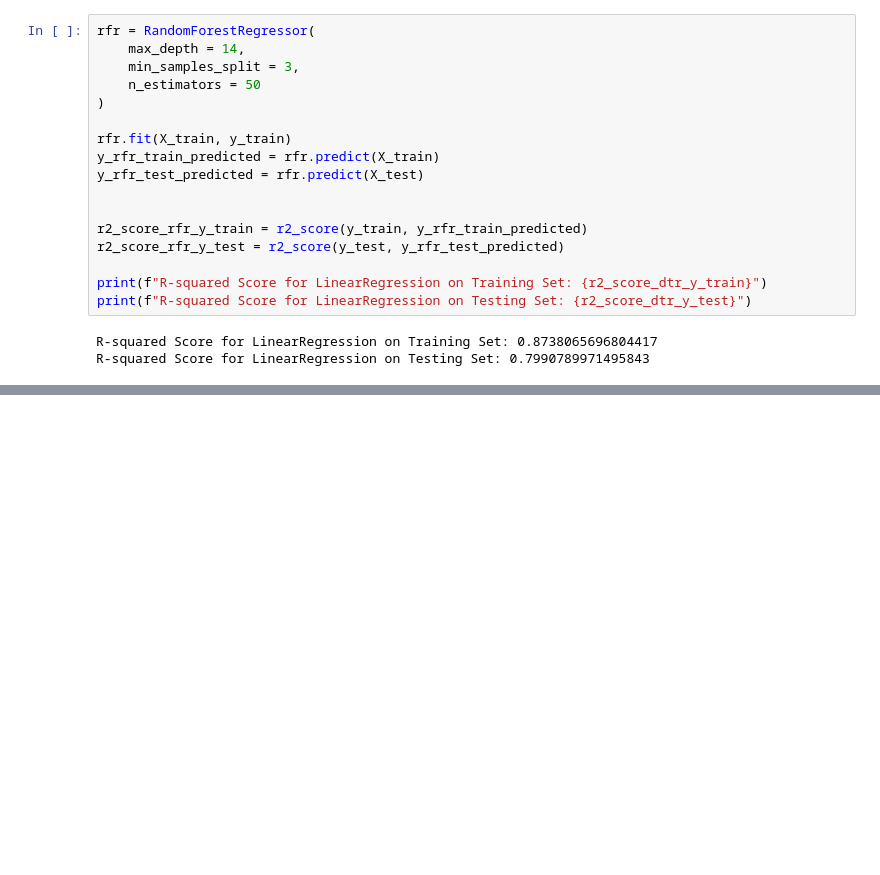
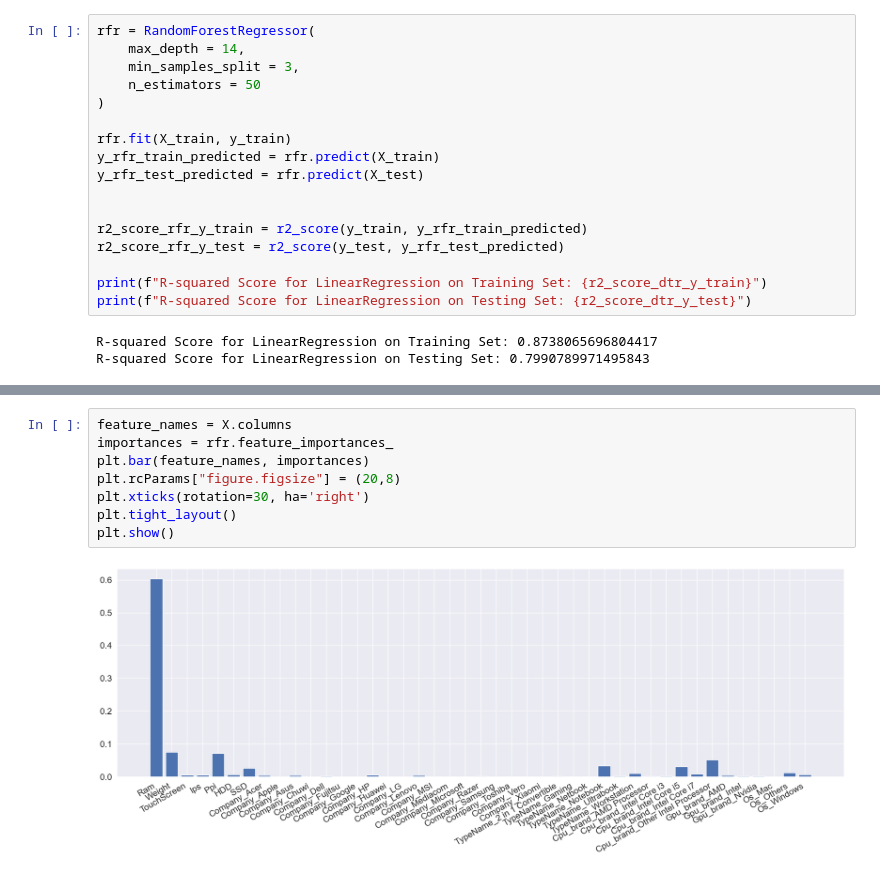
Before and after one commit to Wendy1907/Computer_Price_Prediction, a Jupyter notebook: Computer Price Prediction.ipynb, the cells around one changed output, grey strips where cells are left out. Drawn from its saved outputs; the diff is of its cells as text; blank space fills up the shorter version.

```diff
--- a/Computer Price Prediction.ipynb
+++ b/Computer Price Prediction.ipynb
@@ -457,0 +522,10 @@ R-squared Score for LinearRegression on Testing Set: 0.7990789971495843
+# %%
+feature_names = X.columns
+importances = rfr.feature_importances_
+plt.bar(feature_names, importances)
+plt.rcParams["figure.figsize"] = (20,8)
+plt.xticks(rotation=30, ha='right')
+plt.tight_layout()
+plt.show()
+# %% [output]
+[figure, added]
```
Also changed, not shown: parts of 47 cells of this notebook.
